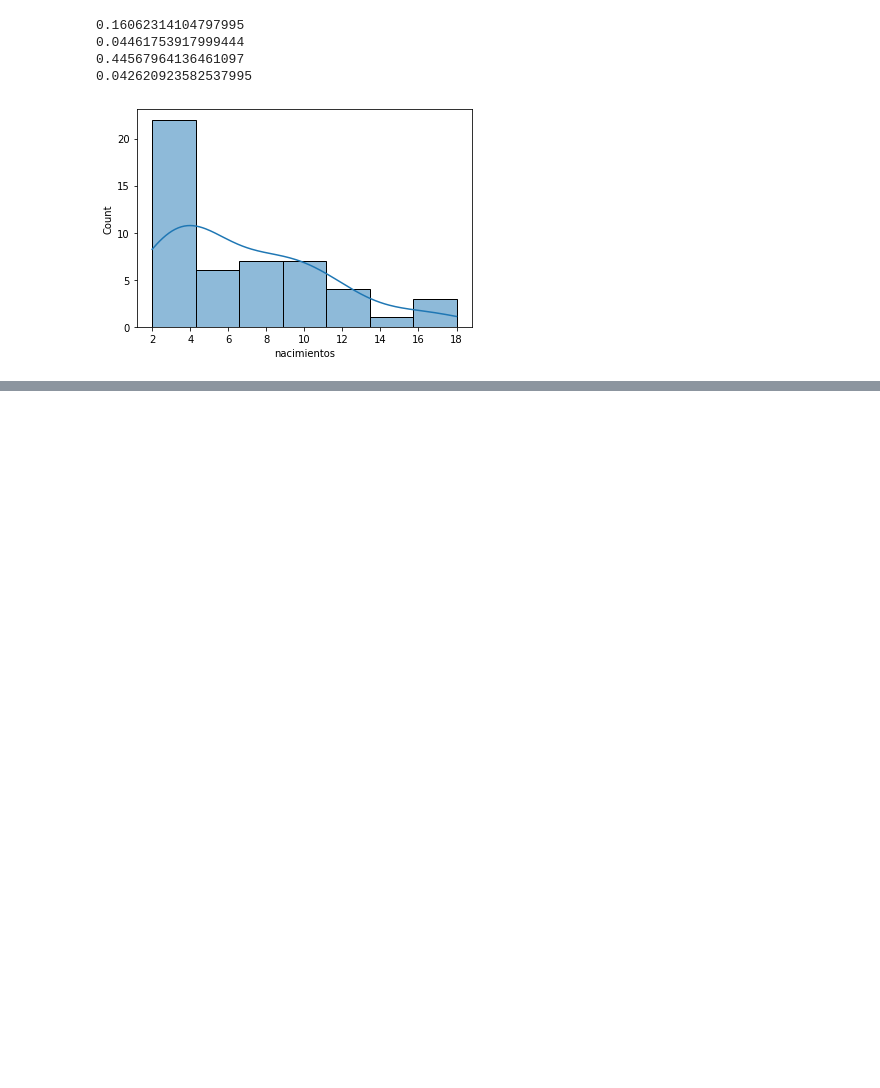
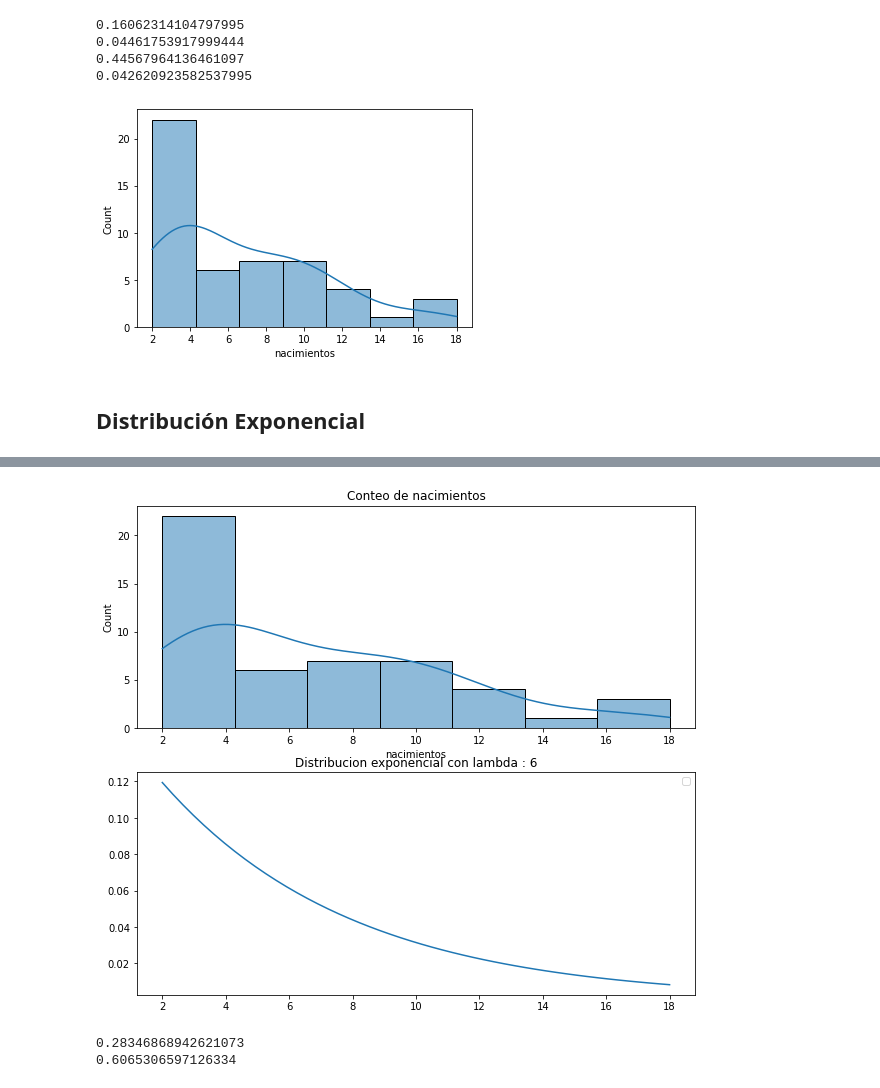
Before and after one commit to ADRIANVM117/proyectos_propios, a Jupyter notebook: mini_proyectos/Pinguinos/pinguinos_probabilidad.ipynb, the cells around one changed output, grey strips where cells are left out. Saved outputs shown, nothing was run; the diff lists cells and outputs as text; code cells hidden in the pictures; blank space fills up the shorter version.

```diff
--- a/mini_proyectos/Pinguinos/pinguinos_probabilidad.ipynb
+++ b/mini_proyectos/Pinguinos/pinguinos_probabilidad.ipynb
@@ -236,3 +236,19 @@ plt.show()
 0.44567964136461097
 0.042620923582537995
 [figure]
+# %% [markdown]
+## Distribución Exponencial
+# %%
+from scipy.stats import expon
+# Creamos una figura:
+fig, axes = plt.subplots(2,1, figsize =(10,9))
+
+sns.histplot(ax = axes[0],data = a_df['nacimientos'], kde = True, bins = n_bins).set(title = 'Conteo de nacimientos')
+# Densidad exponencial teórica:
+xvals = np.linspace(2, 18)
+yvals = expon.pdf(xvals, scale=6)
+plt.plot( xvals, yvals)
+plt.title('Distribucion exponencial con lambda : 6')
+plt.legend()
+plt.show()
+# %% [output]
@@ -238,0 +256,11 @@ plt.show()
+[figure, added]
+# %%
+# PROBABILIDADES
+# probabilidad de que un huevo nazca en menos de dos dias
+print(expon.cdf(2, scale=6))
+
+# probabilidad de que un huevo nazca en mas de 3 dias
+print(1- expon.cdf(3,scale = 6))
+# %% [output]
+0.28346868942621073
+0.6065306597126334
```
Also changed, not shown: parts of 1 cell of this notebook.
